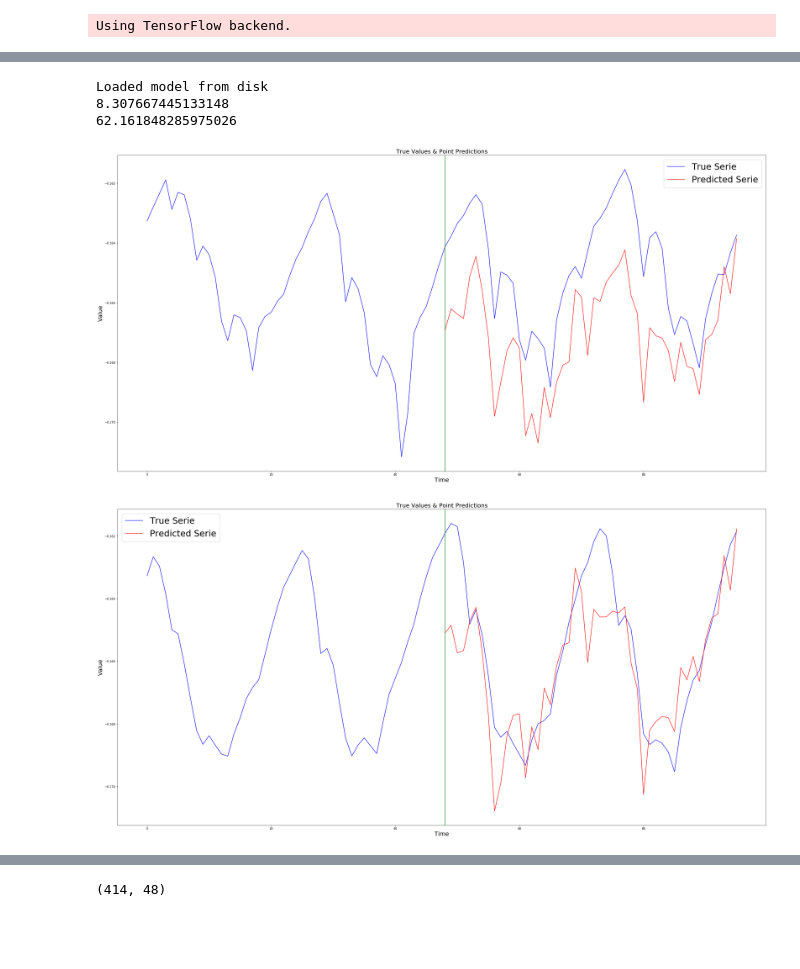
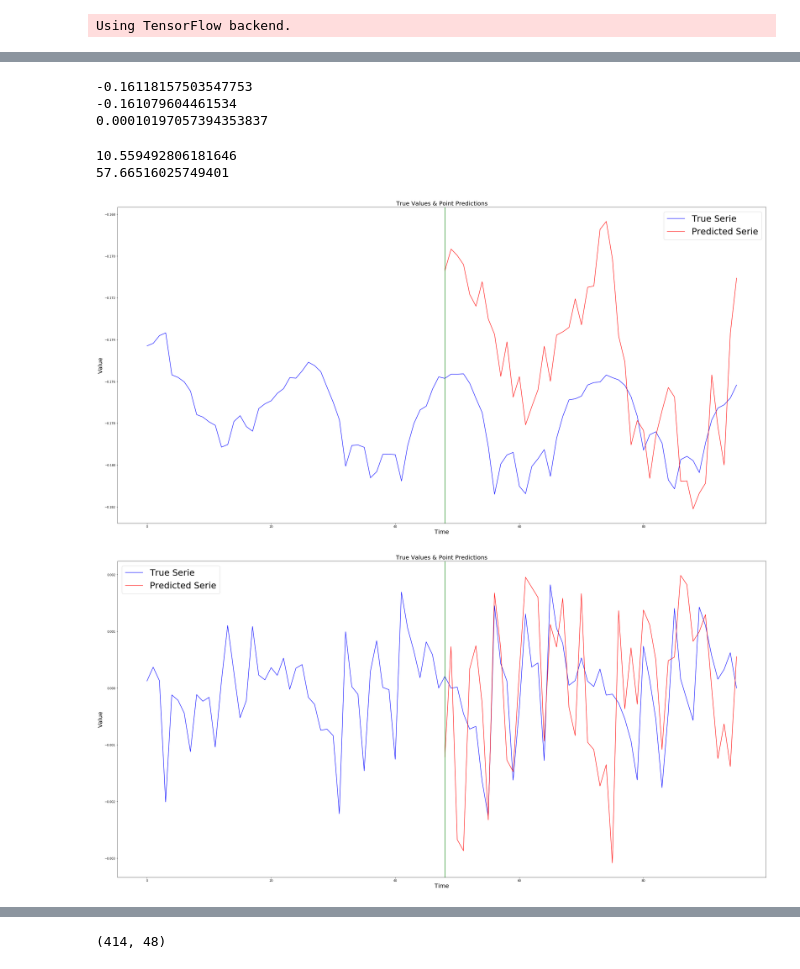
Before and after one commit to yamen23ali/m4-lstm, a Jupyter notebook: notebooks/Point_predection_mae.ipynb, the cells around one changed output, grey strips where cells are left out. Drawn from its saved outputs; the diff is of its cells as text; code cells hidden in the pictures; blank space fills up the shorter version.

Commit message:
try separate models

```diff
--- a/notebooks/Point_predection_mae.ipynb
+++ b/notebooks/Point_predection_mae.ipynb
@@ -20,11 +20,11 @@ import tensorflow as tf
 # %% [output]
 Using TensorFlow backend.
 # %%
-EPOCHS = 20
+EPOCHS = 100
 BATCH_SIZE = 50
 LOOKBACK = 48
 HORIZON = 48
-HIDDEN_LAYER_SIZE = 500
+HIDDEN_LAYER_SIZE = 100
 LOSS = 'mae'
 
 data_loader = M4DataLoader("../Dataset/Train/Hourly-train.csv", "../Dataset/Test/Hourly-test.csv",
@@ -34,15 +34,6 @@ train_x, train_y = data_loader.get_training_data()
 test_x, test_y = data_loader.get_test_data()
 validate_x, validate_y = data_loader.get_validation_data()
 
-training_data_generator = M4Generator(train_x, train_y, BATCH_SIZE)
-test_data_generator = M4Generator(test_x, test_y, BATCH_SIZE)
-validation_data_generator = M4Generator(validate_x, validate_y, BATCH_SIZE)
-
-model = M4Model(hidden_layer_size=HIDDEN_LAYER_SIZE, batch_size=BATCH_SIZE, lookback=LOOKBACK,
-        horizon=HORIZON, learning_rate=0.001, loss = LOSS, dropout_ratio = 0.3)
-
-model.train(training_data_generator, test_data_generator, epochs=EPOCHS)
-
-hist = model.evaluate(validation_data_generator)
-print(hist)
+#hist = model.evaluate(validation_data_generator)
+#print(hist)
 #model.save('../models')
@@ -66,0 +40,9 @@ Epoch 20/20
+# %%
+training_data_generator = M4Generator(train_x, train_y, BATCH_SIZE)
+test_data_generator = M4Generator(test_x, test_y, BATCH_SIZE)
+validation_data_generator = M4Generator(validate_x, validate_y, BATCH_SIZE)
+
+data_model = M4Model(hidden_layer_size=HIDDEN_LAYER_SIZE, batch_size=BATCH_SIZE, lookback=LOOKBACK,
+        horizon=HORIZON, learning_rate=0.001, loss = LOSS, dropout_ratio = 0.3)
+
+data_model.train(training_data_generator, test_data_generator, epochs=EPOCHS)
@@ -67,8 +96,17 @@ Epoch 20/20
+# %%
+print(train_x[0,0,0])
+print(train_x[0,1,0])
+print(train_x[0,0,1])
+-0.160977634
+# %% [output]
+-0.16118157503547753
+-0.161079604461534
+0.00010197057394353837
 # %%
 
 #=================== Evaluate Model
-model = M4Model(batch_size=BATCH_SIZE)
-model.load('../models/10/architecture.json','../models/10/weights.h5')
+#model = M4Model(batch_size=BATCH_SIZE)
+#model.load('../models/10/architecture.json','../models/10/weights.h5')
 
 #model.compile()
 #hist = model.train(gen, epochs=EPOCHS)
@@ -78,28 +116,45 @@ model.load('../models/10/architecture.json','../models/10/weights.h5')
 
 #train_x, train_y, test_x, test_y = gen.get_data()
 
-train_error = evaluate_model(model, train_x, train_y, smapetf)
+train_error = evaluate_model(data_model, train_x[:,:,0], train_y[:,:,0], smapetf)
 print(train_error)
 
-test_error = evaluate_model(model, test_x, test_y, smapetf)
+test_error = evaluate_model(data_model, test_x[:,:,0], test_y[:,:,0], smapetf)
 print(test_error)
 # %% [output]
-Loaded model from disk
-8.307667445133148
-62.161848285975026
+10.559492806181646
+57.66516025749401
 # %%
 IDX = 9
+model = data_model
+dim = 0
 #============ Predict Train
-predictedY = model.predict(train_x[:BATCH_SIZE,:].reshape(BATCH_SIZE, LOOKBACK, 1))
+predictedY = model.predict(train_x[:BATCH_SIZE,:,dim].reshape(BATCH_SIZE, LOOKBACK, 1))
 
 #plot_series(train_x, train_y, predictedY, series_num=10)
-plot_serie_and_prediction(train_x, train_y, predictedY, serie_indx=IDX)
+#plot_serie_and_prediction(train_x[:,:,dim], train_y[:,:, dim], predictedY, serie_indx=IDX)
 
 #============ Predict Test
-predictedY = model.predict(test_x[:BATCH_SIZE,:].reshape(BATCH_SIZE, LOOKBACK, 1))
+predictedY = model.predict(validate_x[:BATCH_SIZE,:,dim].reshape(BATCH_SIZE, LOOKBACK, 1))
 
 #plot_series(test_x, test_y, predictedY, series_num=10)
-plot_serie_and_prediction(test_x, test_y, predictedY, serie_indx=IDX)
+plot_serie_and_prediction(validate_x[:,:,dim], validate_y[:,:,dim], predictedY, serie_indx=IDX)
 # %% [output]
-[figure, old version]
+[figure, new version]
-[figure, removed]
+# %%
+IDX = 9
+model = diff_model
+dim = 1
+#============ Predict Train
+predictedY = model.predict(train_x[:BATCH_SIZE,:,dim].reshape(BATCH_SIZE, LOOKBACK, 1))
+
+#plot_series(train_x, train_y, predictedY, series_num=10)
+#plot_serie_and_prediction(train_x[:,:,dim], train_y[:,:, dim], predictedY, serie_indx=IDX)
+
+#============ Predict Test
+predictedY = model.predict(validate_x[:BATCH_SIZE,:,dim].reshape(BATCH_SIZE, LOOKBACK, 1))
+
+#plot_series(test_x, test_y, predictedY, series_num=10)
+plot_serie_and_prediction(validate_x[:,:,dim], validate_y[:,:,dim], predictedY, serie_indx=IDX)
+# %% [output]
+[figure, added]
```
Also changed, not shown: parts of 5 cells of this notebook, 5 other files.
